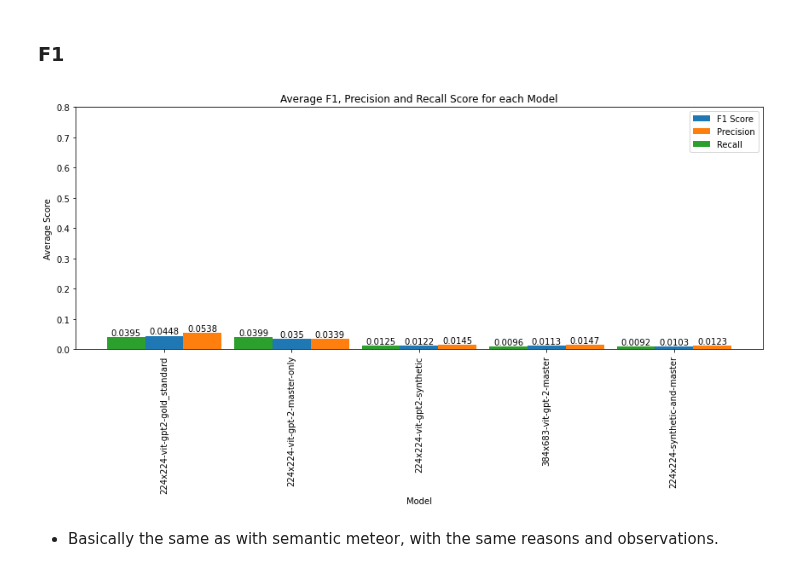
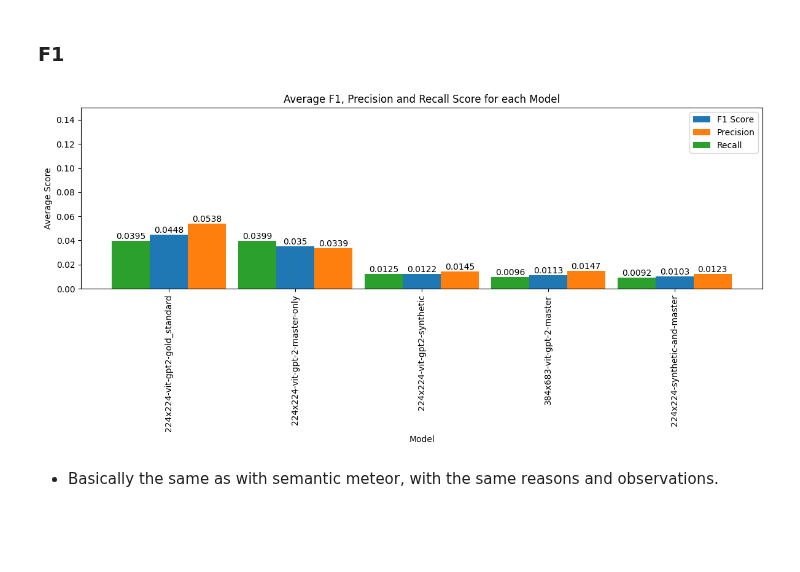
Before and after one commit to Ankinator/ankinator-flashcard-models, a Jupyter notebook: notebooks/models/image-to-text/evaluation.ipynb, the cells around one changed output. Drawn from its saved outputs; the diff is of its cells as text; code cells hidden in the pictures; blank space fills up the shorter version.

Commit message:
Update vit-gpt and apple-vqg results

```diff
--- a/notebooks/models/image-to-text/evaluation.ipynb
+++ b/notebooks/models/image-to-text/evaluation.ipynb
@@ -303,6 +173,7 @@ overall
 # %%
 # Initialize a list to store the similarity data for each model
 similarity_data = []
+model_names = []
 
 # Iterate through the subfolders in the main folder
 for root, dirs, files in os.walk(folder_path):
@@ -313,7 +184,8 @@ for root, dirs, files in os.walk(folder_path):
         # Check if the cosine_sim.csv file exists in the subfolder
         if os.path.exists(csv_path):
             df = pd.read_csv(csv_path)
-            similarity_data.append(df['similiarities'])
+            similarity_data.append(df['max_similarity'])
+            model_names.append(dir_name)
 
 mean_similarities = [np.mean(data) for data in similarity_data]
 
@@ -331,6 +203,6 @@ plt.ylabel("Similarity")
 plt.title("Distribution of Similarities for Each Model (Sorted by Mean)")
 plt.xticks(rotation=90)
 plt.tight_layout()
-#plt.savefig("plots/cosine_sim_boxplot.png", dpi=150)
+plt.savefig("plots/apple_vqg_cosine_sim_boxplot.png", dpi=150)
 plt.show()
 # %% [output]
@@ -355,7 +227,7 @@ for root, dirs, files in os.walk(folder_path):
 
         if os.path.exists(csv_path):
             df = pd.read_csv(csv_path)
-            average_similarity = df['sem_meteor'].mean()
+            average_similarity = df['max_sem_meteor'].mean()
             model_names.append(dir_name)
             average_similarities.append(average_similarity)
 
@@ -374,9 +246,9 @@ plt.xticks(rotation=90)
 for i, v in enumerate(sorted_average_similarities):
     plt.text(i, v, str(round(v, 4)), ha="center", va="bottom")
 
-plt.ylim(0, 0.8)
+plt.ylim(0, 0.2)
 
 plt.tight_layout()
-#plt.savefig("plots/meteor_barplot.png", dpi=150)
+plt.savefig("plots/apple_vqg_meteor_barplot.png", dpi=150)
 plt.show()
 # %% [output]
@@ -400,9 +272,9 @@ for root, dirs, files in os.walk(folder_path):
 
         if os.path.exists(csv_path):
             df = pd.read_csv(csv_path)
-            average_similarity = df['f1'].mean()
-            avg_p = df['p'].mean()
-            avg_r = df['r'].mean()
+            average_similarity = df['max_f1'].mean()
+            avg_p = df['max_p'].mean()
+            avg_r = df['max_r'].mean()
             model_names.append(dir_name)
             average_similarities.append(average_similarity)
             avg_ps.append(avg_p)
@@ -440,7 +312,7 @@ plt.ylim(0, 0.8)
 
 plt.tight_layout()
 plt.legend()
-#plt.savefig("plots/traditional_scores_f1_barplot.png", dpi=150)
+plt.savefig("plots/apple_vqg_traditional_scores_f1_barplot.png", dpi=150)
 plt.show()
 # %% [output]
 [figure]
@@ -592,37 +464,37 @@ sorted_model_names = [model_names[i] for i in sort_indices]
 sorted_average_similarities = [average_similarities[i] for i in sort_indices]
 sorted_average_p = [avg_ps[i] for i in sort_indices]
 sorted_average_r = [avg_rs[i] for i in sort_indices]
 
 bar_width = 0.3
 index = np.arange(len(sorted_model_names))
 
 # Plotting the bar chart
-plt.figure(figsize=(12,7))
+plt.figure(figsize=(12,6))
 plt.bar(index, sorted_average_similarities, bar_width, label="F1 Score")
 plt.bar(index + bar_width, sorted_average_p, bar_width, label="Precision")
 plt.bar(index - bar_width, sorted_average_r, bar_width, label="Recall")
 plt.xlabel("Model")
 plt.ylabel("Average Score")
 plt.title("Average F1, Precision and Recall Score for each Model")
 plt.xticks(index, sorted_model_names, rotation=90)
 # Add numerical values to each bar
 for i, v in enumerate(sorted_average_similarities):
     plt.text(i, v, str(round(v, 4)), ha="center", va="bottom")
 
 for i, v in enumerate(sorted_average_p):
     plt.text(i + bar_width, v, str(round(v, 4)), ha="center", va="bottom")
 
 for i, v in enumerate(sorted_average_r):
     plt.text(i - bar_width, v, str(round(v, 4)), ha="center", va="bottom")
 
-plt.ylim(0, 0.8)
+plt.ylim(0, 0.15)
 
 plt.tight_layout()
 plt.legend()
-#plt.savefig("plots/traditional_scores_f1_barplot.png", dpi=150)
+plt.savefig("plots/vit_gpt_traditional_scores_f1_barplot.png", dpi=150)
 plt.show()
 # %% [output]
-[figure, old version]
+[figure, new version]
 # %% [markdown]
 - Basically the same as with semantic meteor, with the same reasons and observations.
 # %% [markdown]
```
Also changed, not shown: parts of 7 cells of this notebook, 52 other files.
